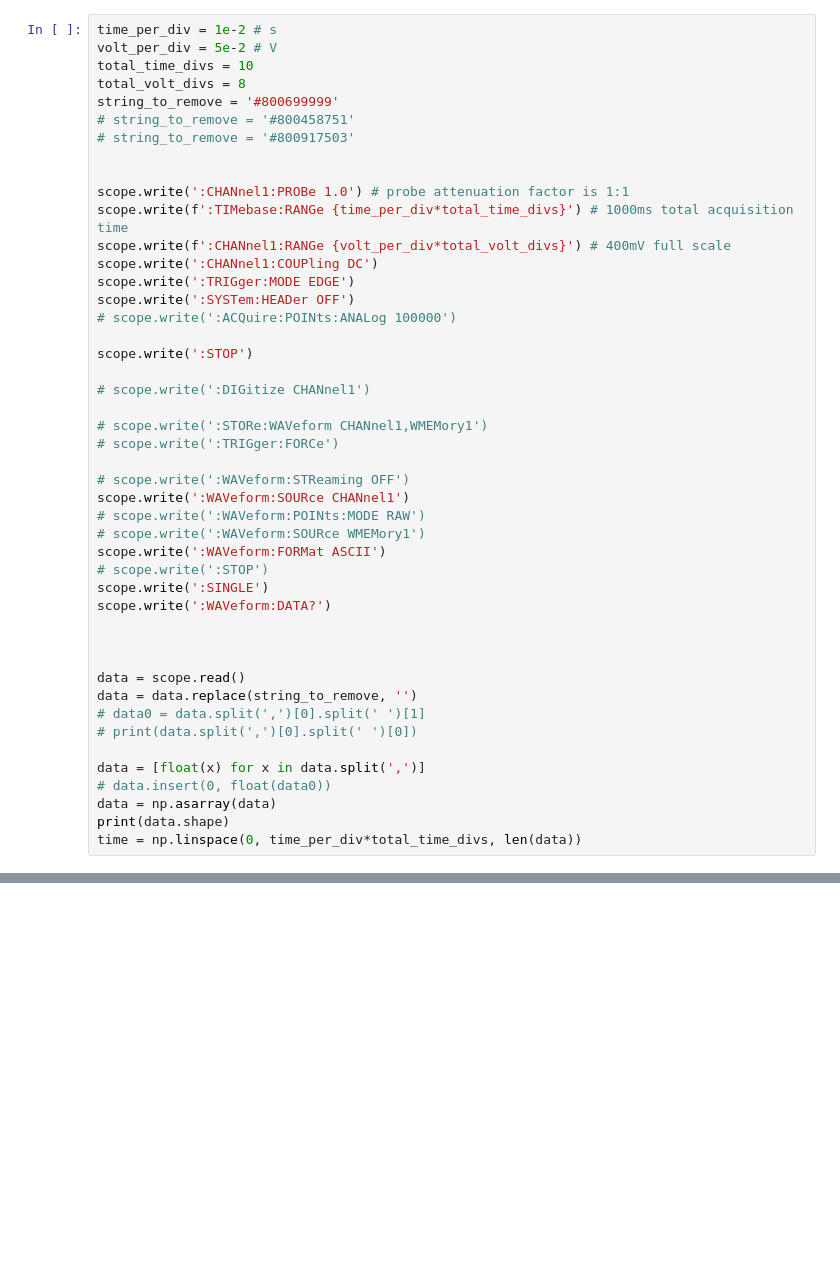
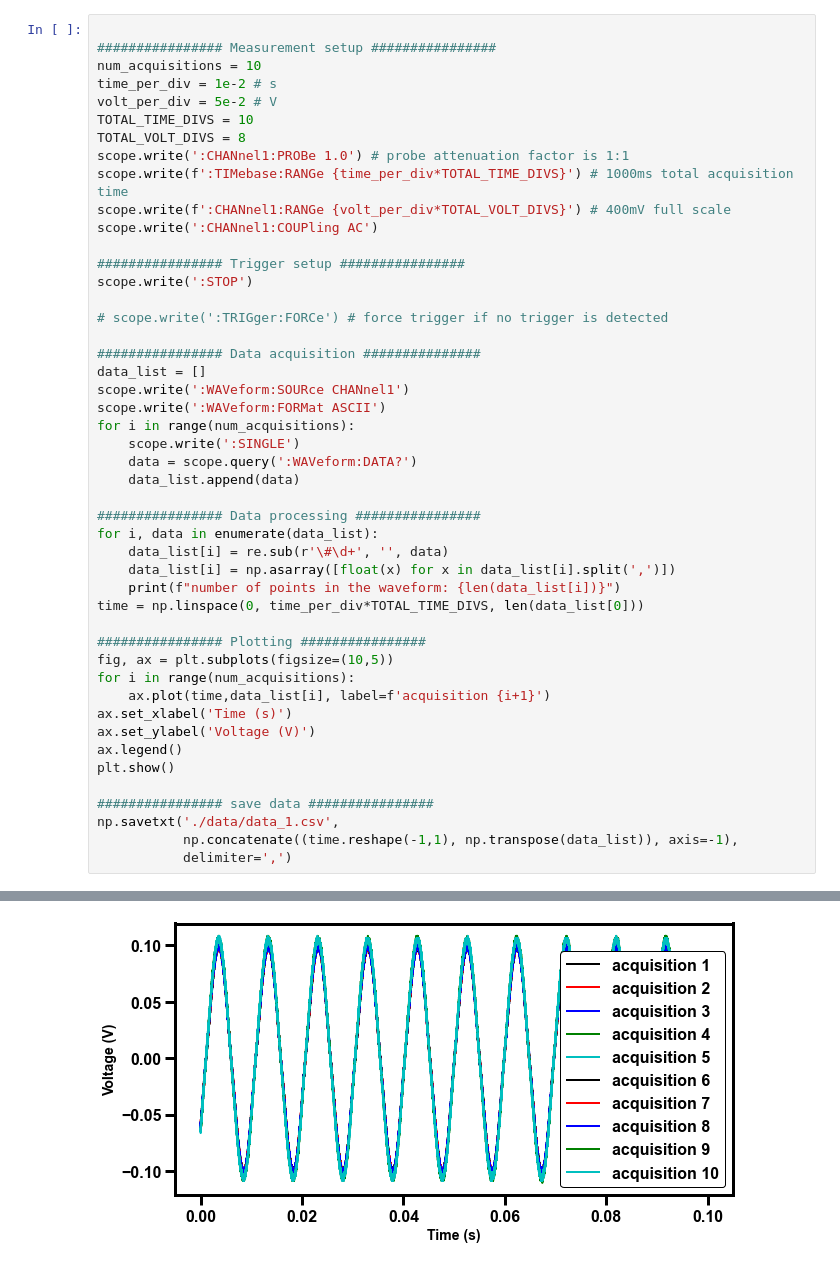
Before and after one commit to NikhilTilak/scripts, a Jupyter notebook: remote_acquisition.ipynb, the cells around one changed output, grey strips where cells are left out. Drawn from its saved outputs; the diff is of its cells as text; blank space fills up the shorter version.

```diff
--- a/remote_acquisition.ipynb
+++ b/remote_acquisition.ipynb
@@ -18,48 +17,49 @@ print(scope.query('*IDN?'))
 KEYSIGHT TECHNOLOGIES,EDUX1052A,CN60150271,02.12.2021071625
 # %%
+
+################ Measurement setup ################
+num_acquisitions = 10
 time_per_div = 1e-2 # s
 volt_per_div = 5e-2 # V
-total_time_divs = 10
-total_volt_divs = 8
-string_to_remove = '#800699999'
-# string_to_remove = '#800458751'
-# string_to_remove = '#800917503'
+TOTAL_TIME_DIVS = 10
+TOTAL_VOLT_DIVS = 8
+scope.write(':CHANnel1:PROBe 1.0') # probe attenuation factor is 1:1
+scope.write(f':TIMebase:RANGe {time_per_div*TOTAL_TIME_DIVS}') # 1000ms total acquisition time
+scope.write(f':CHANnel1:RANGe {volt_per_div*TOTAL_VOLT_DIVS}') # 400mV full scale
+scope.write(':CHANnel1:COUPling AC')
 
-
-scope.write(':CHANnel1:PROBe 1.0') # probe attenuation factor is 1:1
-scope.write(f':TIMebase:RANGe {time_per_div*total_time_divs}') # 1000ms total acquisition time
-scope.write(f':CHANnel1:RANGe {volt_per_div*total_volt_divs}') # 400mV full scale
-scope.write(':CHANnel1:COUPling DC')
-scope.write(':TRIGger:MODE EDGE')
-scope.write(':SYSTem:HEADer OFF')
-# scope.write(':ACQuire:POINts:ANALog 100000')
-
+################ Trigger setup ################
 scope.write(':STOP')
 
-# scope.write(':DIGitize CHANnel1')
+# scope.write(':TRIGger:FORCe') # force trigger if no trigger is detected
 
-# scope.write(':STORe:WAVeform CHANnel1,WMEMory1')
-# scope.write(':TRIGger:FORCe')
+################ Data acquisition ###############
+data_list = []
+scope.write(':WAVeform:SOURce CHANnel1')
+scope.write(':WAVeform:FORMat ASCII')
+for i in range(num_acquisitions):
+    scope.write(':SINGLE')
+    data = scope.query(':WAVeform:DATA?')
+    data_list.append(data)
 
-# scope.write(':WAVeform:STReaming OFF')
-scope.write(':WAVeform:SOURce CHANnel1')
-# scope.write(':WAVeform:POINts:MODE RAW')
-# scope.write(':WAVeform:SOURce WMEMory1')
-scope.write(':WAVeform:FORMat ASCII')
-# scope.write(':STOP')
-scope.write(':SINGLE')
-scope.write(':WAVeform:DATA?')
+################ Data processing ################
+for i, data in enumerate(data_list):
+    data_list[i] = re.sub(r'\#\d+', '', data)
+    data_list[i] = np.asarray([float(x) for x in data_list[i].split(',')])
+    print(f"number of points in the waveform: {len(data_list[i])}")
+time = np.linspace(0, time_per_div*TOTAL_TIME_DIVS, len(data_list[0]))
 
+################ Plotting ################
+fig, ax = plt.subplots(figsize=(10,5))
+for i in range(num_acquisitions):
+    ax.plot(time,data_list[i], label=f'acquisition {i+1}')
+ax.set_xlabel('Time (s)')
+ax.set_ylabel('Voltage (V)')
+ax.legend()
+plt.show()
 
-
-data = scope.read()
-data = data.replace(string_to_remove, '')
-# data0 = data.split(',')[0].split(' ')[1]
-# print(data.split(',')[0].split(' ')[0])
-
-data = [float(x) for x in data.split(',')]
-# data.insert(0, float(data0))
-data = np.asarray(data)
-print(data.shape)
-time = np.linspace(0, time_per_div*total_time_divs, len(data))
+################ save data ################
+np.savetxt('./data/data_1.csv',
+           np.concatenate((time.reshape(-1,1), np.transpose(data_list)), axis=-1),
+           delimiter=',')
 # %% [output]
@@ -66,0 +76 @@ time = np.linspace(0, time_per_div*total_time_divs, len(data))
+[figure, added]
```
Also changed, not shown: parts of 6 cells of this notebook, 2 other files.
